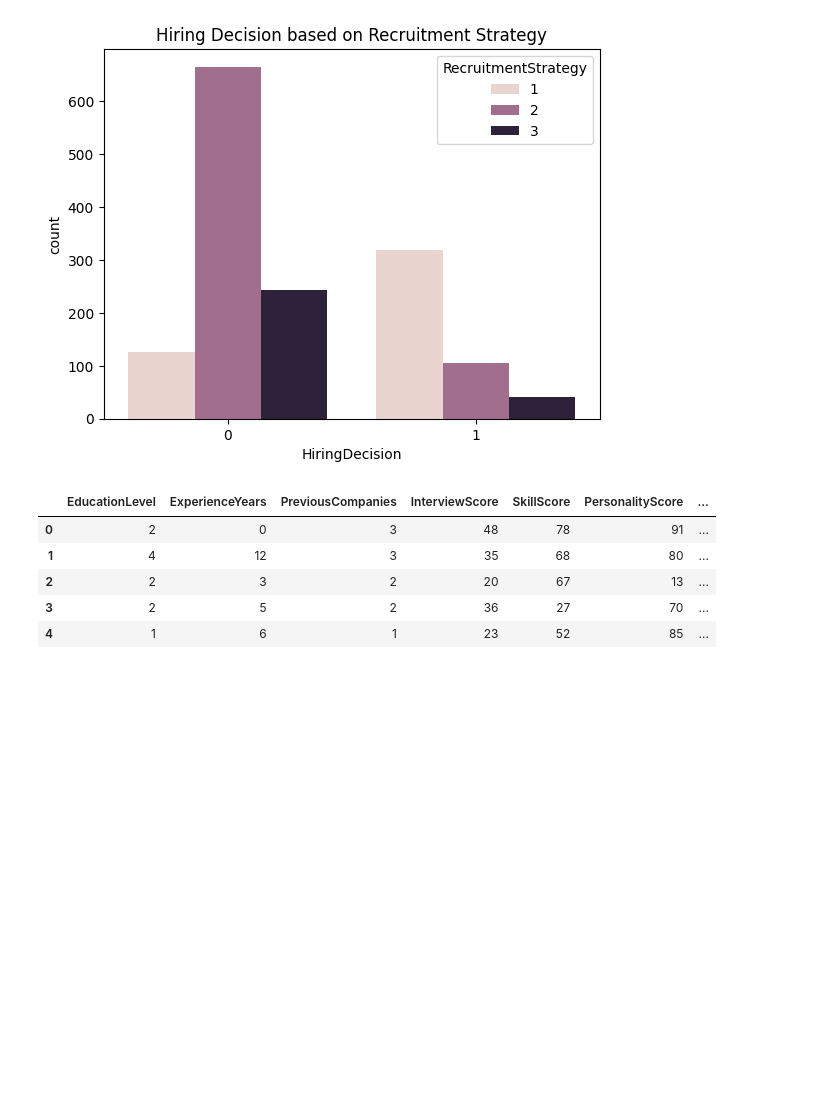
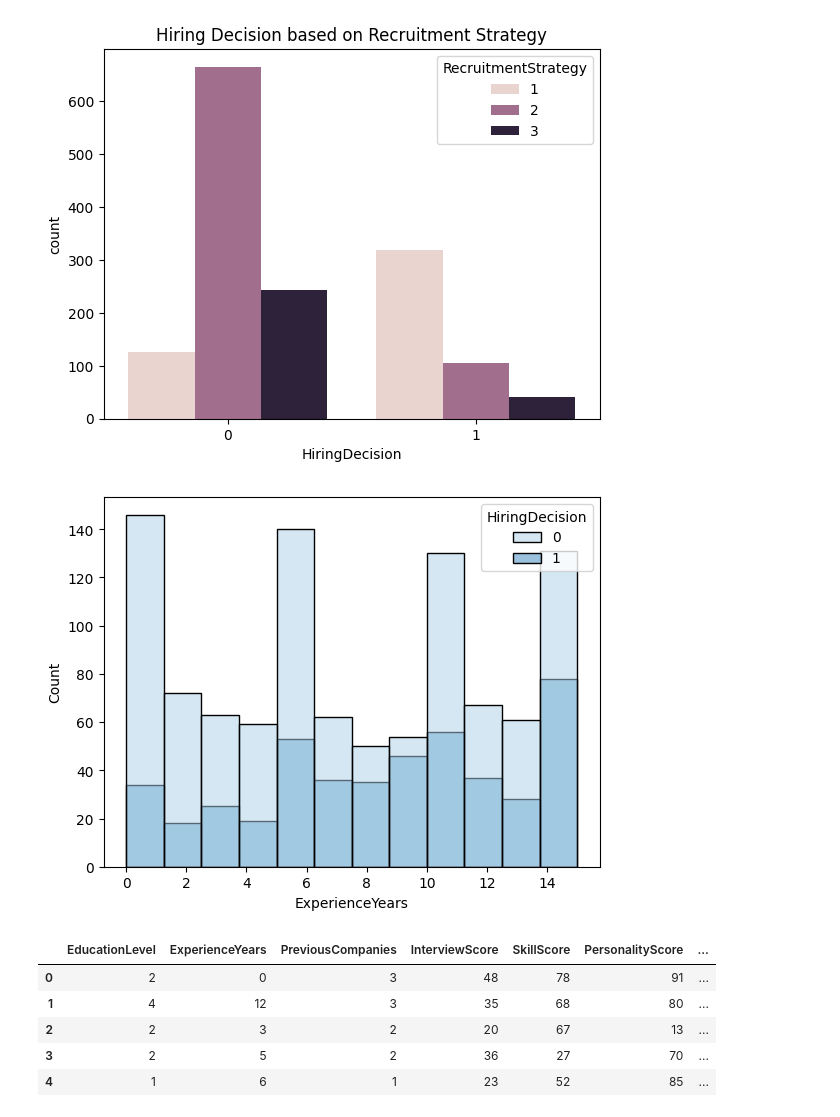
Before and after one commit to Kaizerioo/Predicting_Hiring_Decisions, a Jupyter notebook: code.ipynb, the cells around one changed output. Drawn from its saved outputs; the diff is of its cells as text; code cells hidden in the pictures; blank space fills up the shorter version.

```diff
--- a/code.ipynb
+++ b/code.ipynb
@@ -81,6 +81,11 @@ plt.title("Hiring Decision based on Recruitment Strategy")
 plt.show()
 # %% [output]
 [figure]
+# %%
+sns.histplot(data=df, x=df["ExperienceYears"],hue=df["HiringDecision"],palette="Blues")
+plt.show()
+# %% [output]
+[figure, added]
 # %%
 temp_df = df
 # %%
```
Also changed, not shown: parts of 1 cell of this notebook, 1 other file.
